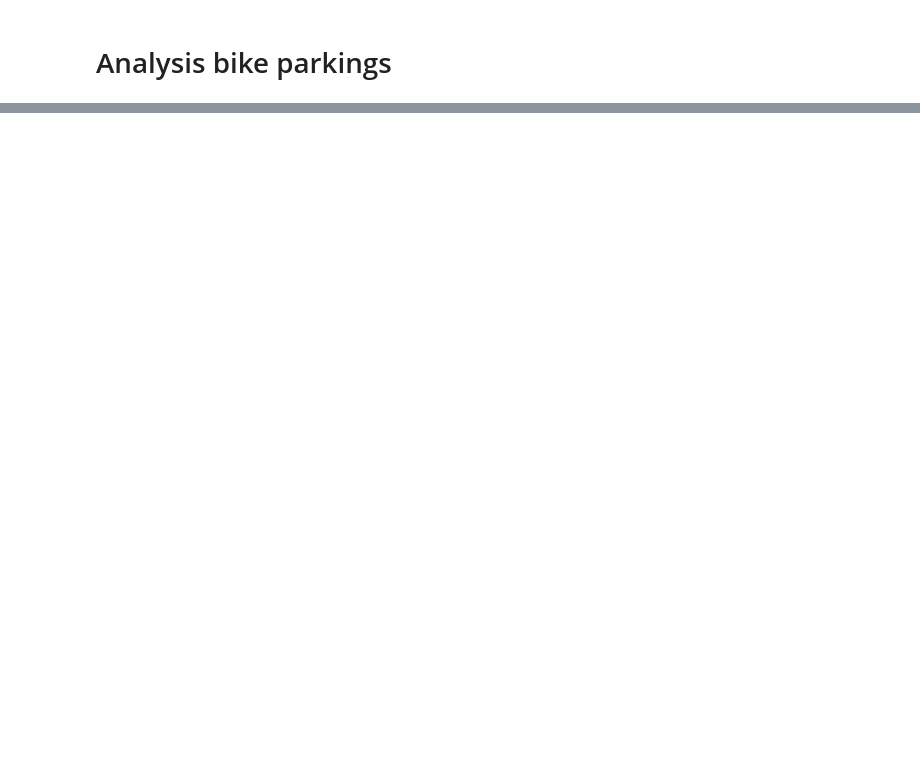
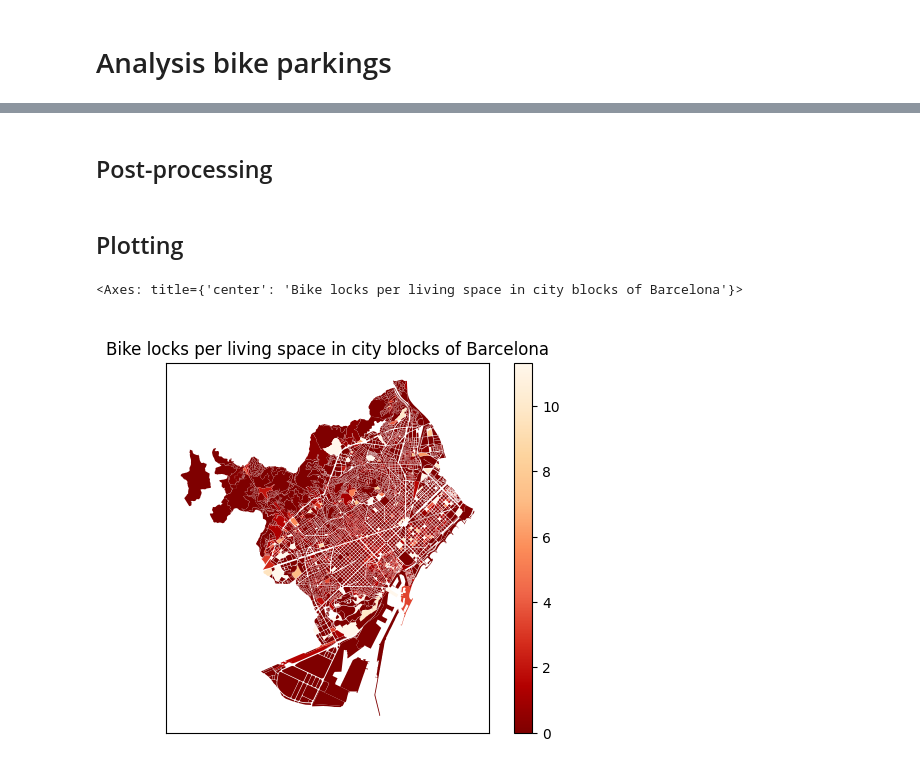
Before and after one commit to BaptisteGarro/ourcityindata, a Jupyter notebook: src/Bike_parking_analysis.ipynb, the cells around one changed output, grey strips where cells are left out. Cells and saved outputs as stored; diff of their text form; code cells hidden in the pictures; blank space fills up the shorter version.

Commit message:
Updated the python notebook and output the figure.

```diff
--- a/src/Bike_parking_analysis.ipynb
+++ b/src/Bike_parking_analysis.ipynb
@@ -9,0 +32,35 @@ FileNotFoundError: File ../data/Bike_lock_spots.json does not exist
+# %%
+# Create a GeoDataFrame for bike parking locations with number of locks
+park_list = []
+gdf_park_list = gpd.GeoDataFrame(columns = ["geometry", "locks"])
+for parking in js_bike_locks["features"]:
+    park_list.append({"geometry": Point(parking["properties"]["X_ETRS89"], parking["properties"]["Y_ETRS89"]), "locks": parking["properties"]["NUM_PLACES"]})
+gdf_park_list = gpd.GeoDataFrame(park_list)
+# This is the crs corresponding to the crs in the other data set
+gdf_park_list.set_crs(epsg=25831, inplace=True)
+
+# Replace nan values by 0, convert locks into integers
+gdf_park_list["locks"] = gdf_park_list["locks"].fillna(0)
+gdf_park_list["locks"] = gdf_park_list["locks"].astype(int)
+# %%
+# Buffering for performance with distance of 100 meters
+buffered_poly = shp_blocks.copy()
+buffered_poly["geometry"] = buffered_poly.geometry.buffer(100)
+# Spatial join of bike parking points within 100 meters of blocks
+points_within_distance = gpd.sjoin(gdf_park_list, buffered_poly, how="inner", predicate='within')
+df_parking_spots = points_within_distance[["locks", "CODI_ILLA"]].groupby("CODI_ILLA").sum()
+# %%
+# Fill in the results dataframe
+gdf_results["bike_locks"] = df_parking_spots["locks"]
+gdf_results["living_space"] = df_blocks["num_vivendes"]
+gdf_results["geometry"] = shp_blocks["geometry"]
+gdf_results["bike_locks_per_living"] = gdf_results["bike_locks"] / gdf_results["living_space"]
+gdf_results.fillna(0, inplace=True)
+gdf_results.replace(float("inf"),0, inplace=True)
+# %% [markdown]
+## Post-processing
+# %%
+# Limit outlier values to remove extreme values from the visualization
+mean = gdf_results["bike_locks_per_living"].mean()
+std = gdf_results["bike_locks_per_living"].std()
+gdf_results["bike_locks_per_living"] = gdf_results["bike_locks_per_living"].clip(upper=mean+3*std)
@@ -9,0 +71,11 @@ FileNotFoundError: File ../data/Bike_lock_spots.json does not exist
+# %% [markdown]
+## Plotting
+# %%
+fig = gdf_results.plot(column="bike_locks_per_living", cmap="OrRd_r", legend=True)
+fig.xaxis.set_visible(False)
+fig.yaxis.set_visible(False)
+fig.set_title("Bike locks per living space in city blocks of Barcelona")
+fig
+# %% [output]
+<Axes: title={'center': 'Bike locks per living space in city blocks of Barcelona'}>
+[figure, added]
```
Also changed, not shown: parts of 9 cells of this notebook, 1 other file.
